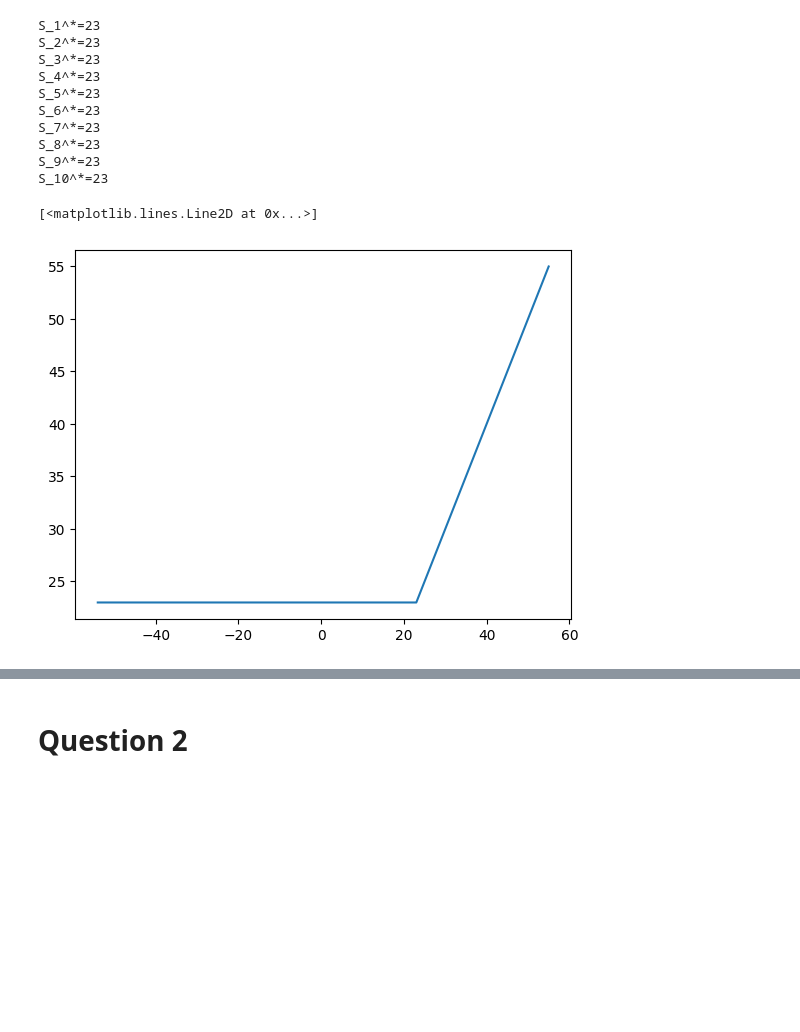
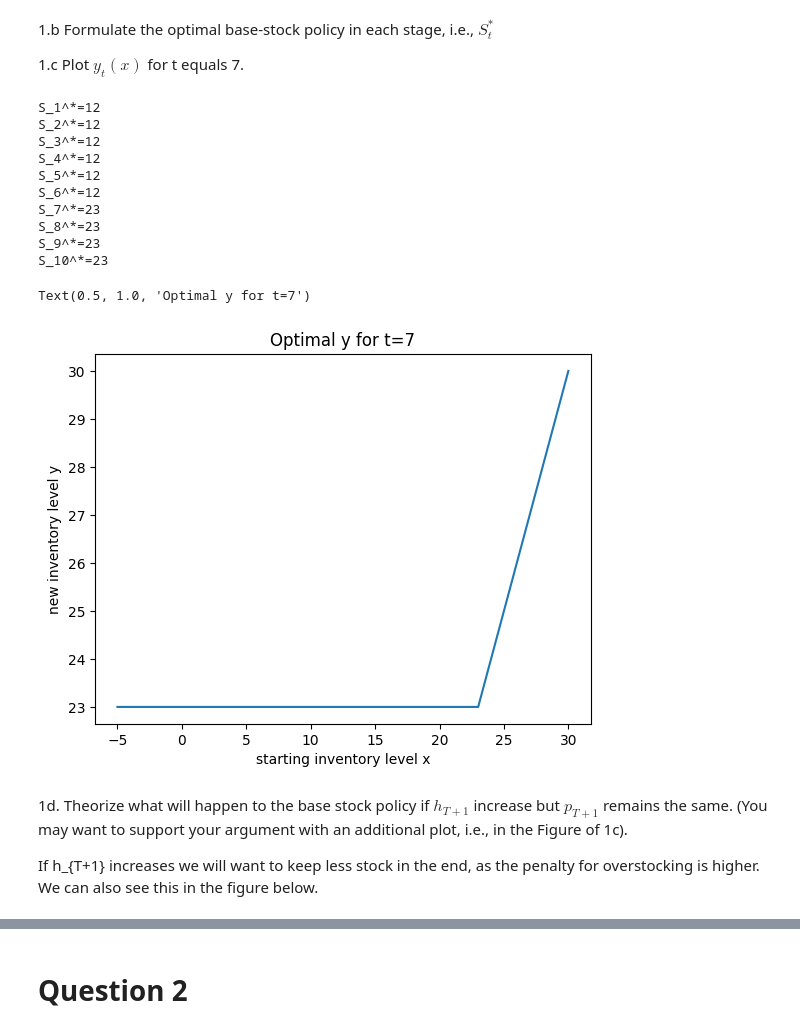
Before and after one commit to AlbinLind/Supply-Chain, a Jupyter notebook: week_3/homework3.ipynb, the cells around one changed output, grey strips where cells are left out. Drawn from its saved outputs; the diff is of its cells as text; code cells hidden in the pictures; blank space fills up the shorter version.

```diff
--- a/week_3/homework3.ipynb
+++ b/week_3/homework3.ipynb
@@ -22,4 +33,4 @@ n = 27
 
 binomial_pdf = {x: binom.pmf(x, n, p_hat) for x in range(n + 1)}
 
-x_range = np.array(range(-27 * 2, (27 + 1) * 2))
+x_range = np.array(range(-5, 31))
@@ -54,7 +138,7 @@ def get_dp(
             [
                 binomial_pdf[d]
                 * theta_t_plus_1.get(
-                    y - d, h * (y - d) * (y - d > 0) + p * (d - y) * (d - y > 0)
+                    y - d, 0#h * (y - d) * (y - d > 0) + p * (d - y) * (d - y > 0)
                 )
                 for d in range(0, n + 1)
             ]
@@ -64,7 +148,7 @@ def get_dp(
     for t in range(T, 0, -1):
         for x in x_range:
             min_list = [
-                K * (y - x > 0)
+                K * ((y - x) > 0)
                 + c * (y - x)
                 + g(y)
                 + gamma * E_D_minus(theta[t + 1], y)
@@ -75,26 +159,39 @@ def get_dp(
             y_t[t][x] = np.argmin(min_list) + x
 
     return theta, y_t
+# %% [markdown]
+1.b Formulate the optimal base-stock policy in each stage, i.e., $S_{t}^{*}$
+
+1.c Plot $y_{t}(x)$ for t equals 7.
 # %%
 # 1b,c
 # Plot the y_t for a specific t over x_range
 theta, y_t = get_dp()
 for t in range(1, T + 1):
     print(f"S_{t}^*={y_t[t][np.min(x_range)]}")
 plt.plot(x_range, [y_t[7][x] for x in x_range])
+plt.xlabel("starting inventory level x")
+plt.ylabel("new inventory level y")
+plt.title("Optimal y for t=7")
 # %% [output]
-S_1^*=23
-S_2^*=23
-S_3^*=23
-S_4^*=23
-S_5^*=23
-S_6^*=23
+S_1^*=12
+S_2^*=12
+S_3^*=12
+S_4^*=12
+S_5^*=12
+S_6^*=12
 S_7^*=23
 S_8^*=23
 S_9^*=23
 S_10^*=23
-[<matplotlib.lines.Line2D at 0x...>]
+Text(0.5, 1.0, 'Optimal y for t=7')
-[figure, old version]
+[figure, new version]
+# %% [markdown]
+1d. Theorize what will happen to the base stock policy if $h_{T +1}$ increase but $p_{T +1}$ remains the same. (You may want to
+support your argument with an additional plot, i.e., in the Figure of 1c).
+
+
+If h_{T+1} increases we will want to keep less stock in the end, as the penalty for overstocking is higher. We can also see this in the figure below.
 # %%
 # If h_{T+1} increases we will want to keep less stock in the end, as the penalty for overstocking is higher
 theta, y_t = get_dp(h_t_plus_t=2)
```
Also changed, not shown: parts of 9 cells of this notebook.
